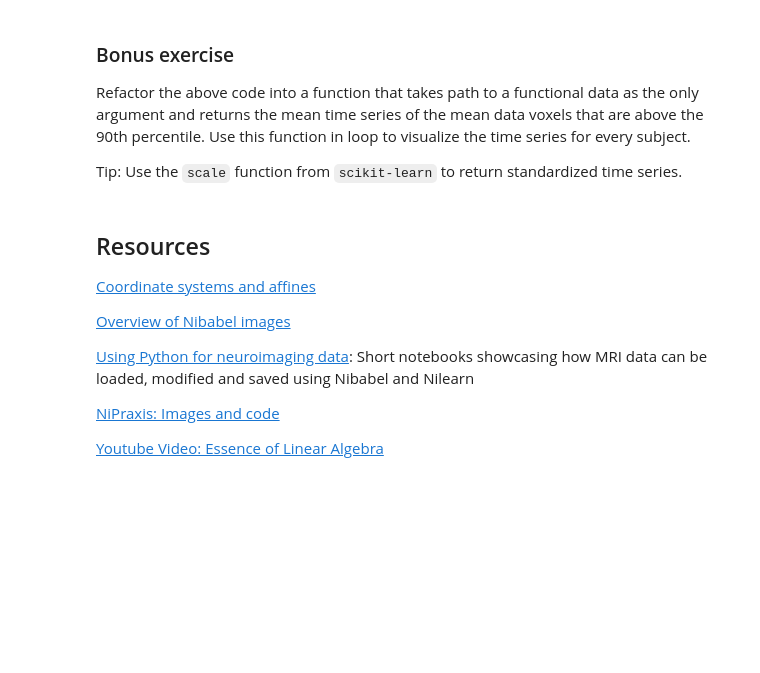
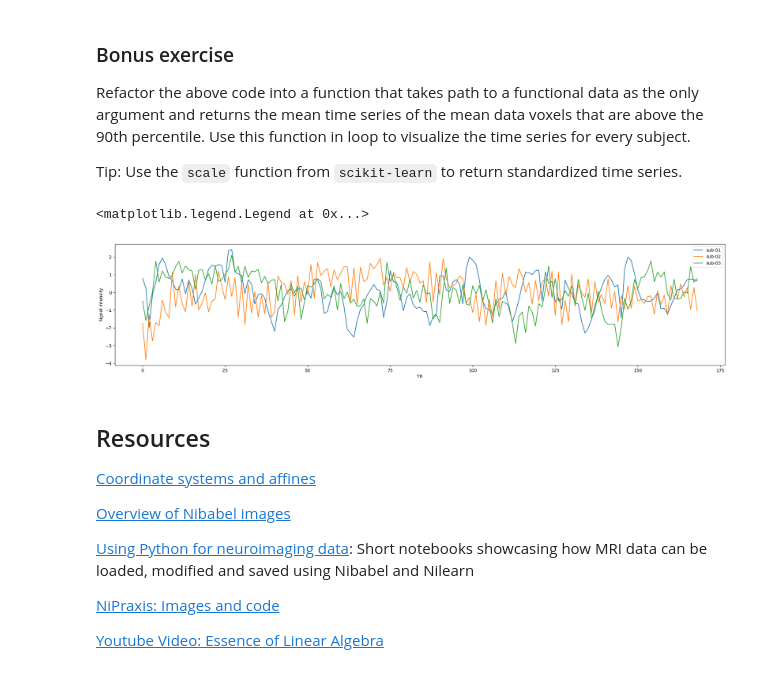
Before and after one commit to marlapinkert/TEWA2, a Jupyter notebook: 02_Understanding_MRI_Data.ipynb, the cells around one changed output. Drawn from its saved outputs; the diff is of its cells as text; code cells hidden in the pictures; blank space fills up the shorter version.

````diff
--- a/02_Understanding_MRI_Data.ipynb
+++ b/02_Understanding_MRI_Data.ipynb
@@ -279,6 +299,43 @@ plt.ylabel("Signal Intensity")
 Refactor the above code into a function that takes path to a functional data as the only argument and returns the mean time series of the mean data voxels that are above the 90th percentile. Use this function in loop to visualize the time series for every subject.
 
 Tip: Use the ```scale``` function from ```scikit-learn``` to return standardized time series.
+# %%
+from sklearn.preprocessing import scale
+
+def get_mean_90percentile(func):
+
+    # load data and drop fist four volumes
+    data_func = nib.load(func).get_fdata()[:,:,:, 4:]
+
+    # average across time
+    mean_func = np.mean(data_func, axis = -1)
+
+    # extract the voxel intensity of the mean data's 90th percentile
+    mean_perc90 = np.percentile(mean_func, 90)
+
+    # Calculate the mean timecourse of the voxels above the 90th percentile of the mean data
+    mean_ts_90 = np.mean(data_func[mean_func > mean_perc90], axis=0)
+
+    return scale(mean_ts_90)
+
+
+plt.figure(figsize=(25,5))
+
+subject_list = ["sub-01", "sub-02", "sub-03"]
+
+for subject in subject_list:
+
+  func = f"{subjects_dir}{subject}/ses-test/func/{subject}_ses-test_task-covertverbgeneration_bold.nii.gz"
+  mean_ts_90 = get_mean_90percentile(func)
+
+  plt.plot(mean_ts_90)
+
+plt.xlabel("TR")
+plt.ylabel("Signal Intensity")
+plt.legend(subject_list)
+# %% [output]
+<matplotlib.legend.Legend at 0x...>
+[figure, added]
 # %% [markdown]
 ## Resources
 
````
Also changed, not shown: parts of 4 cells of this notebook.
